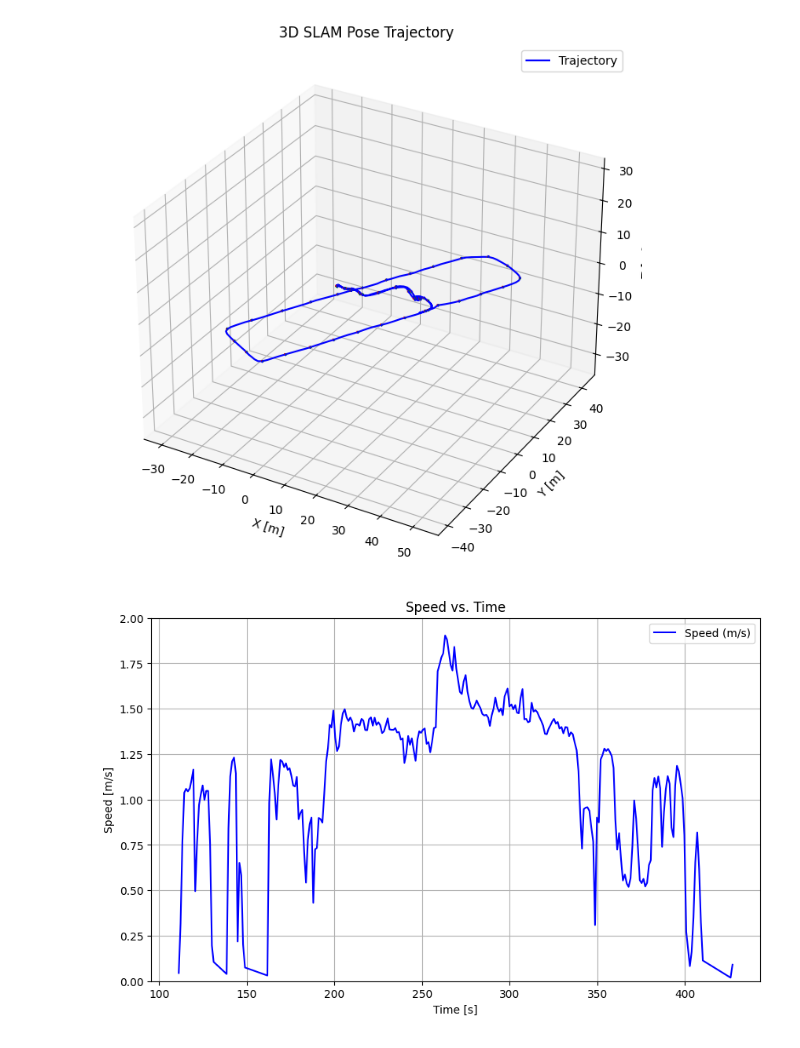
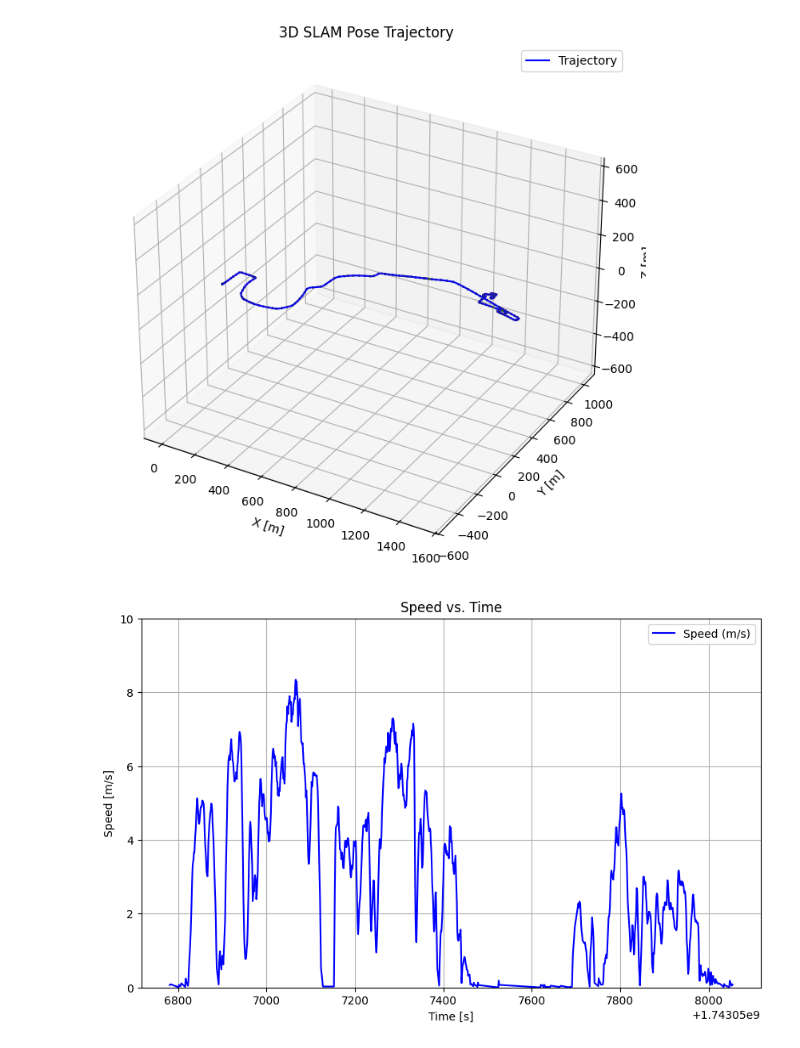
Before and after one commit to ep51lon/PalmBee, a Jupyter notebook: pb_utility/scripts/plot/plot_rtabmap.ipynb, the cells around one changed output. Saved outputs shown, nothing was run; the diff lists cells and outputs as text; code cells hidden in the pictures.

```diff
--- a/pb_utility/scripts/plot/plot_rtabmap.ipynb
+++ b/pb_utility/scripts/plot/plot_rtabmap.ipynb
@@ -16,7 +16,8 @@ from pytransform3d.transformations import plot_transform
 # file_path = "rec_20250315/poses15_03_no-loop.txt"
 # file_path = "Mamuang_21032025/rec01/poses2103-01.txt"
 # file_path = "corridor_pares/poses01.txt"
-file_path = "corridor_STEI/poses01.txt"
+# file_path = "corridor_STEI/poses01.txt"
+file_path = "road_ITB_Pares/poses002.txt"
 
 # Read data, skipping the first header row
 data = np.loadtxt(file_path, skiprows=1)
@@ -79,7 +77,7 @@ ax.set_title("3D SLAM Pose Trajectory")
 ax.legend()
 plt.show()
 # %% [output]
-[figure, old version]
+[figure, new version]
 # %%
 # import numpy as np
 # import plotly.graph_objects as go
@@ -173,32 +171,32 @@ fig.show()
 
 # # Read data, skipping the first header row
 # data = np.loadtxt(file_path, skiprows=1)
 
 # Extract timestamps and positions
 # timestamps = data[:, 0]
 # positions = data[:, 1:4]  # x, y, z
 
 # Compute differences between consecutive timestamps and positions
 delta_t = np.diff(timestamps)
 delta_pos = np.diff(positions, axis=0)
 
 # Calculate velocity components
 velocities = delta_pos / delta_t[:, np.newaxis]
 
 # Compute speed (norm of velocity)
 speeds = np.linalg.norm(velocities, axis=1)
 
 # Plot speed versus time
 plt.figure(figsize=(10, 6))
 plt.plot(timestamps[1:], speeds, label='Speed (m/s)', color='b')
 plt.xlabel('Time [s]')
 plt.ylabel('Speed [m/s]')
 plt.title('Speed vs. Time')
-plt.ylim(0, 2.0)  # Adjust limits for better visibility
+plt.ylim(0, 10.0)  # Adjust limits for better visibility
 # plt.axis('equal')
 # plt.axis('tight')
 plt.legend()
 plt.grid(True)
 plt.show()
 # %% [output]
-[figure, old version]
+[figure, new version]
```
Also changed, not shown: parts of 1 cell of this notebook, 7 other files.
